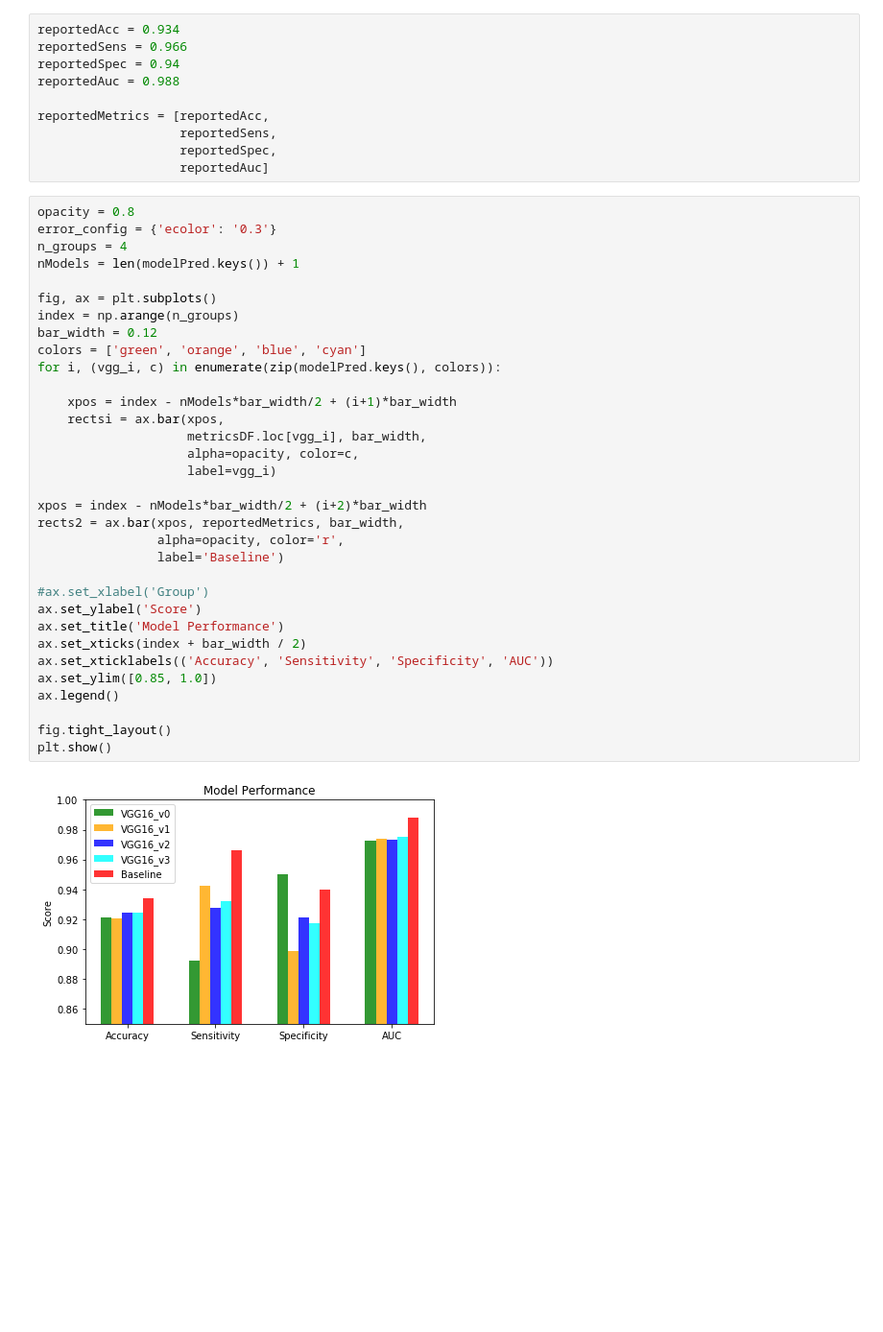
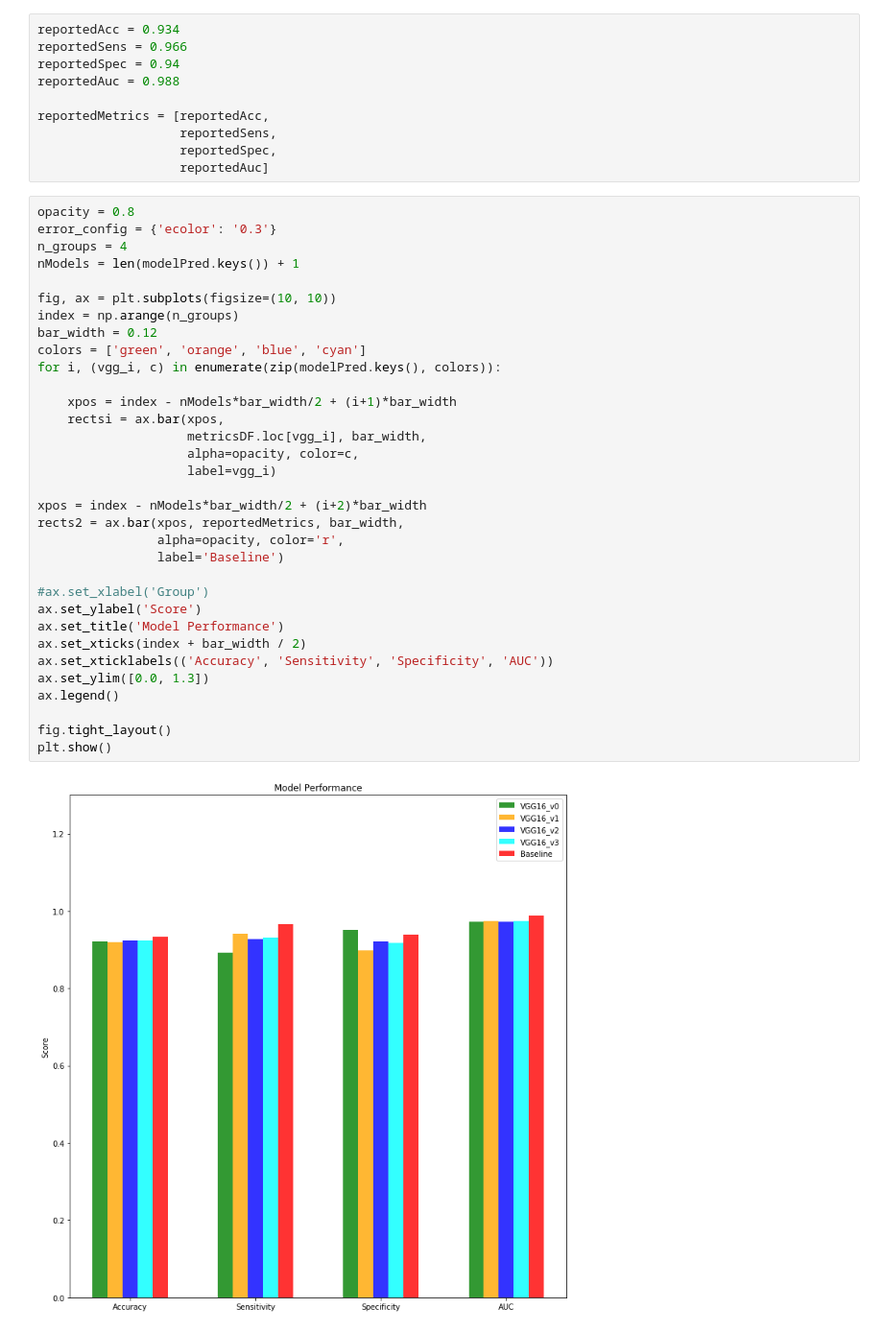
Before and after one commit to amourav/OCT-Image-Classification, a Jupyter notebook: Evaluation/VGG16 models/last layers comparison.ipynb, the cells around one changed output. Shown at 96% size. Cells and saved outputs as stored; diff of their text form; blank space fills up the shorter version.

```diff
--- a/Evaluation/VGG16 models/last layers comparison.ipynb
+++ b/Evaluation/VGG16 models/last layers comparison.ipynb
@@ -224,33 +224,33 @@ opacity = 0.8
 error_config = {'ecolor': '0.3'}
 n_groups = 4
 nModels = len(modelPred.keys()) + 1
 
-fig, ax = plt.subplots()
+fig, ax = plt.subplots(figsize=(10, 10))
 index = np.arange(n_groups)
 bar_width = 0.12
 colors = ['green', 'orange', 'blue', 'cyan']
 for i, (vgg_i, c) in enumerate(zip(modelPred.keys(), colors)):
 
     xpos = index - nModels*bar_width/2 + (i+1)*bar_width
     rectsi = ax.bar(xpos,
                     metricsDF.loc[vgg_i], bar_width,
                     alpha=opacity, color=c,
                     label=vgg_i)
 
 xpos = index - nModels*bar_width/2 + (i+2)*bar_width
 rects2 = ax.bar(xpos, reportedMetrics, bar_width,
                 alpha=opacity, color='r',
                 label='Baseline')
 
 #ax.set_xlabel('Group')
 ax.set_ylabel('Score')
 ax.set_title('Model Performance')
 ax.set_xticks(index + bar_width / 2)
 ax.set_xticklabels(('Accuracy', 'Sensitivity', 'Specificity', 'AUC'))
-ax.set_ylim([0.85, 1.0])
+ax.set_ylim([0.0, 1.3])
 ax.legend()
 
 fig.tight_layout()
 plt.show()
 # %% [output]
-[figure, old version]
+[figure, new version]
```
Also changed, not shown: 1 other file.
